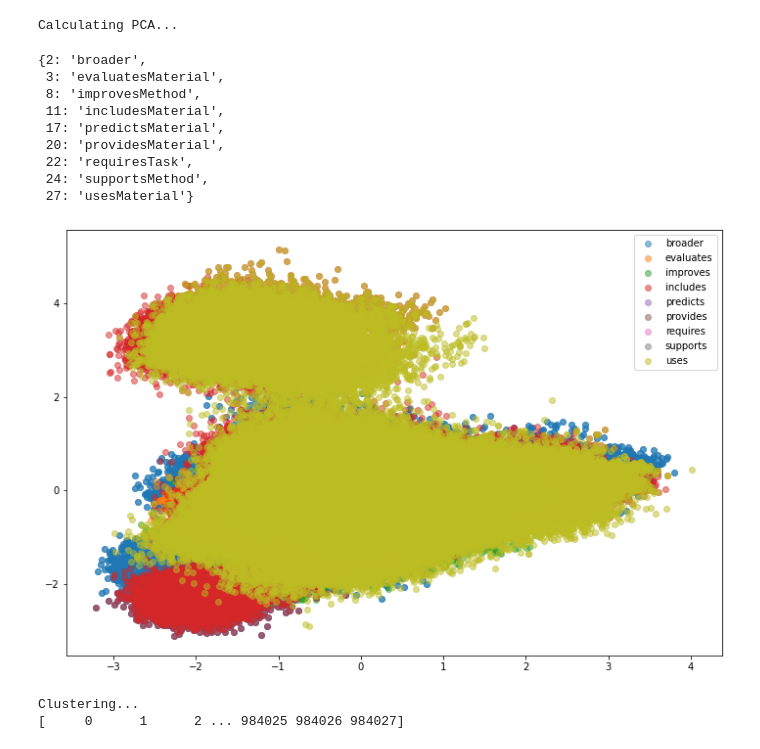
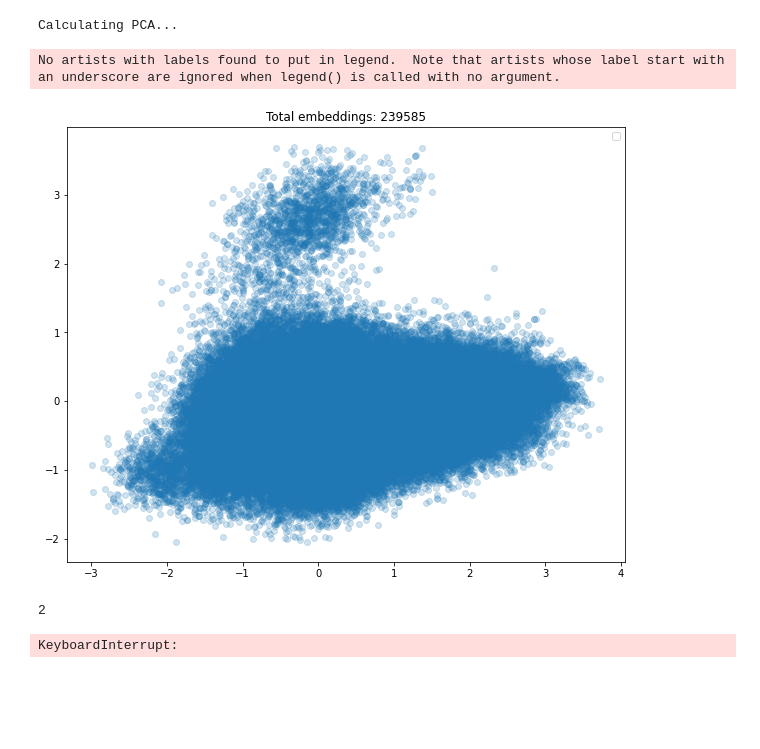
Before and after one commit to Pylyr/Internship_SBERT, a Jupyter notebook: pca.ipynb, the cells around one changed output. Drawn from its saved outputs; the diff is of its cells as text; code cells hidden in the pictures; blank space fills up the shorter version.

```diff
--- a/pca.ipynb
+++ b/pca.ipynb
@@ -56,22 +82,13 @@ for i in range(len(conv)):
     conv_dict[int(conv[i][0])] = conv[i][1]
 # %%
 print('Calculating PCA...')
+new_dimension = 70
 
 #Compute PCA on the train embeddings matrix
 pca = PCA(n_components=new_dimension)
+
+# change embeddings vs stripped_embeddings
 pca.fit(embeddings)
 transformed = pca.transform(embeddings)
 # %% [output]
 Calculating PCA...
-# %%
-{label: conv_dict[label] for label in relation_groups}
-# %% [output]
-{2: 'broader',
- 3: 'evaluatesMaterial',
- 8: 'improvesMethod',
- 11: 'includesMaterial',
- 17: 'predictsMaterial',
- 20: 'providesMaterial',
- 22: 'requiresTask',
- 24: 'supportsMethod',
- 27: 'usesMaterial'}
@@ -78,42 +204,78 @@ Calculating PCA...
 # %%
-plt.rcParams['figure.figsize'] = [12, 8]
+plt.rcParams['figure.figsize'] = [10, 8]
 
-def extractFirstCamel(word):
+def extractFirstCamel(word, on=False):
+    if not on:
+        return word
     if len(word) == 0:
         return ''
     if word[0].isupper():
         return word[0]
     else:
         for i in range(1, len(word)):
             if word[i].isupper():
                 return word[:i]
         return word
 
-
-# visualize the top 2 principal components
+# visualize the top 3 principal components on a 3D plot
 fig, ax = plt.subplots()
 
-# He you can set the groups that you are interested in. Use relational_groups to select all groups.
-selected_relational_groups = relation_groups
+# He you can set the groups that you are interested in.
+# Use relation_groups to select all unified groups.
+# selected_relational_groups = relation_groups
+# this will only keep the first camel word of the group name
+# isUnified = True
 
+# Use to conv to select all groups
+# selected_relational_groups = conv[:, 0].astype(int)
+# or one of the macros: BROADER, EVALUATES, IMPROVES, INCLUDES, PREDICTS, PROVIDES, REQUIRES, SUPPORTS, USES
+selected_relational_groups = [28]
+isUnified = False
+
+# frequencies of each group
+# group_frequencies = {group: len(np.where(unified_labels == group)[0]) for group in selected_relational_groups}
+# print(group_frequencies)
+
+total = 0
 for i in selected_relational_groups:
-    selected_labels = np.where(unified_labels == int(i))
-    ax.scatter(transformed[selected_labels, 0], transformed[selected_labels, 1], label=extractFirstCamel(conv_dict[i]), alpha=0.5)
+    # use unified_labels or labels here
+    selected_labels = np.where(labels == int(i))
+    total += len(selected_labels[0])
+    ax.scatter(
+        transformed[selected_labels, 0],
+         transformed[selected_labels, 1],
+            alpha=0.2)
+
+    # title the graph
+    ax.set_title(f'Total embeddings: {total}')
+
 ax.legend()
 plt.show()
 # %% [output]
+No artists with labels found to put in legend.  Note that artists whose label start with an underscore are ignored when legend() is called with no argument.
-[figure, old version]
+[figure, new version]
 # %%
-print('Clustering...')
+# print('Clustering...')
 n_relations=len(selected_relational_groups)
+n = 50000
 
 # create selected_transformed_indexes which are indexes of the selected relational groups
 selected_transformed_indexes = []
 for i in selected_relational_groups:
-    selected_transformed_indexes.append(np.where(unified_labels == int(i)))
+    if isUnified:
+        selected_transformed_indexes.append(np.where(unified_labels == int(i)))
+    else:
+        selected_transformed_indexes.append(np.where(labels == int(i)))
+
 selected_transformed_indexes = np.concatenate(selected_transformed_indexes, axis=1)[0]
 selected_transformed = transformed[selected_transformed_indexes]
-kmeans = KMeans(n_clusters=n_relations).fit(selected_transformed)
+
+silhouette_avg = np.zeros(10)
+for n_relations in range(2, 10):
+    kmeans = KMeans(n_clusters=n_relations).fit(selected_transformed)
+    print(n_relations)
+    silhouette_avg[n_relations] = silhouette_score(selected_transformed[:n], kmeans.labels_[:n])
+    print(silhouette_avg[n_relations])
 # %% [output]
-Clustering...
-[     0      1      2 ... 984025 984026 984027]
+2
+KeyboardInterrupt:
```
Also changed, not shown: parts of 18 cells of this notebook, 5 other files.
